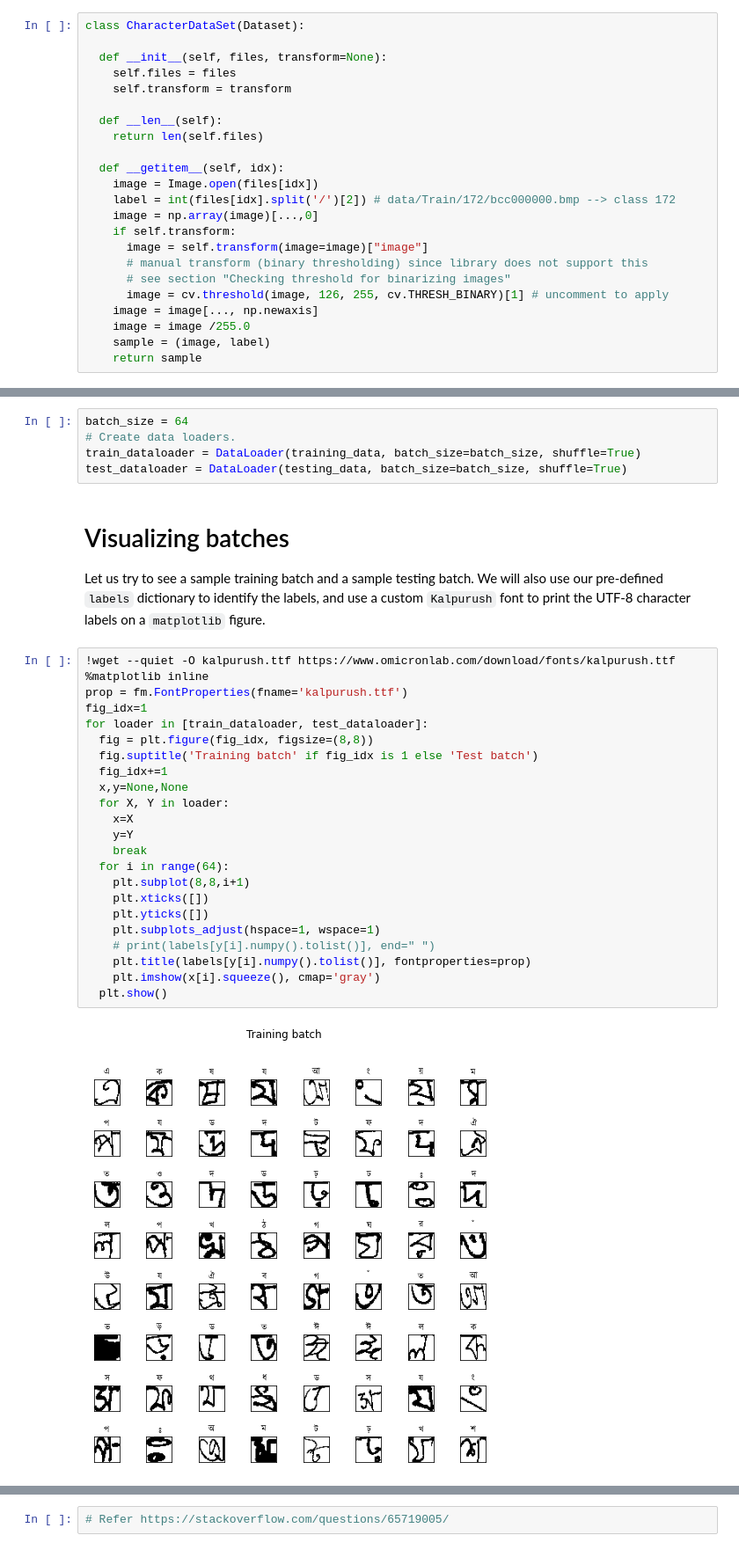
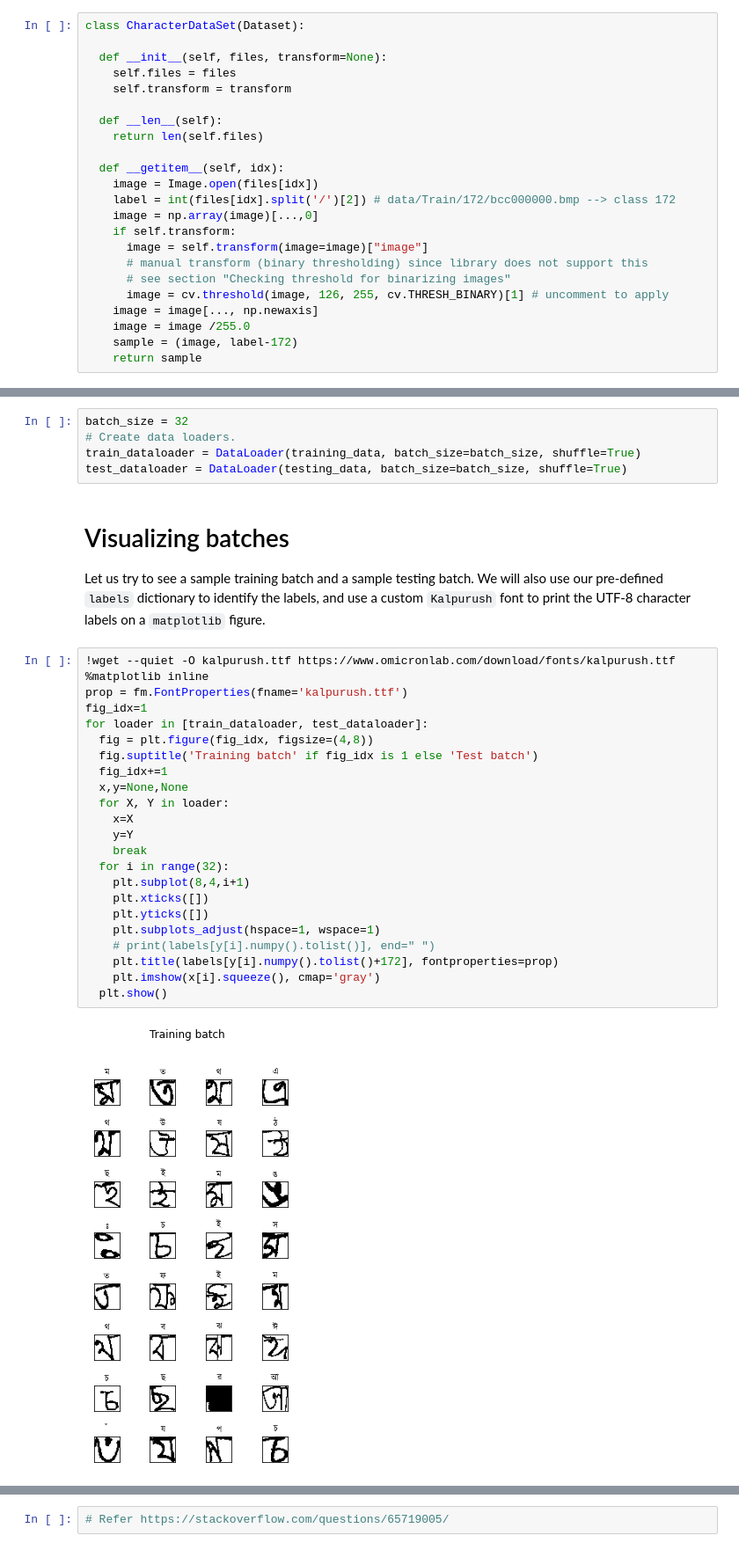
Before and after one commit to srdg/bangla-dl, a Jupyter notebook: PyTorch_Model.ipynb, the cells around one changed output, grey strips where cells are left out. Shown at 88% size. Cells and saved outputs as stored; diff of their text form.

```diff
--- a/PyTorch_Model.ipynb
+++ b/PyTorch_Model.ipynb
@@ -184,14 +184,14 @@ class CharacterDataSet(Dataset):
       image = cv.threshold(image, 126, 255, cv.THRESH_BINARY)[1] # uncomment to apply
     image = image[..., np.newaxis]
     image = image /255.0
-    sample = (image, label)
+    sample = (image, label-172)
     return sample
 # %%
 transforms = A.Compose([A.Resize(32,32)])
 training_data = CharacterDataSet(train_files, transform=transforms)
 testing_data = CharacterDataSet(test_files, transform=transforms)
 # %%
-batch_size = 64
+batch_size = 32
 # Create data loaders.
 train_dataloader = DataLoader(training_data, batch_size=batch_size, shuffle=True)
 test_dataloader = DataLoader(testing_data, batch_size=batch_size, shuffle=True)
@@ -201,25 +201,25 @@ Let us try to see a sample training batch and a sample testing batch. We will al
 # %%
 !wget --quiet -O kalpurush.ttf https://www.omicronlab.com/download/fonts/kalpurush.ttf
 %matplotlib inline
 prop = fm.FontProperties(fname='kalpurush.ttf')
 fig_idx=1
 for loader in [train_dataloader, test_dataloader]:
-  fig = plt.figure(fig_idx, figsize=(8,8))
+  fig = plt.figure(fig_idx, figsize=(4,8))
   fig.suptitle('Training batch' if fig_idx is 1 else 'Test batch')
   fig_idx+=1
   x,y=None,None
   for X, Y in loader:
     x=X
     y=Y
     break
-  for i in range(64):
-    plt.subplot(8,8,i+1)
+  for i in range(32):
+    plt.subplot(8,4,i+1)
     plt.xticks([])
     plt.yticks([])
     plt.subplots_adjust(hspace=1, wspace=1)
     # print(labels[y[i].numpy().tolist()], end=" ")
-    plt.title(labels[y[i].numpy().tolist()], fontproperties=prop)
+    plt.title(labels[y[i].numpy().tolist()+172], fontproperties=prop)
     plt.imshow(x[i].squeeze(), cmap='gray')
   plt.show()
 # %% [output]
-[figure, old version]
+[figure, new version]
```
Also changed, not shown: parts of 7 cells of this notebook.
